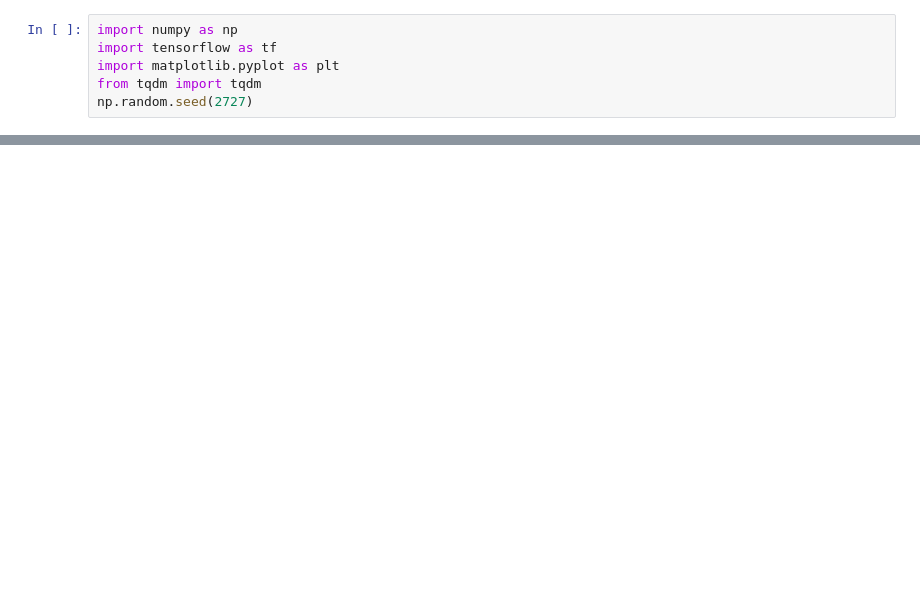
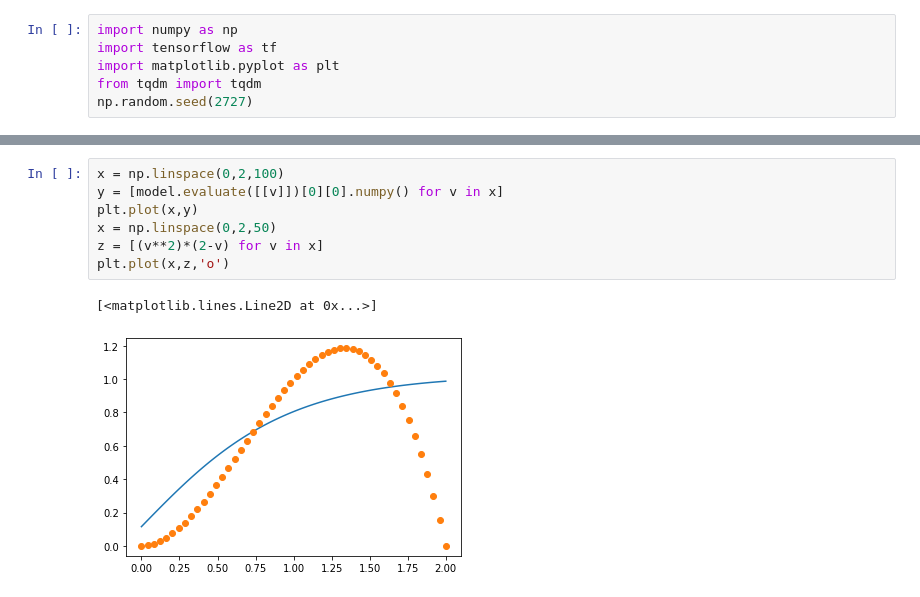
Before and after one commit to jignaciocastro8/PINNs, a Jupyter notebook: LearningTest.ipynb, the cells around one changed output, grey strips where cells are left out. Drawn from its saved outputs; the diff is of its cells as text; blank space fills up the shorter version.

```diff
--- a/LearningTest.ipynb
+++ b/LearningTest.ipynb
@@ -115 +113,11 @@ class Model(tf.Module):
+# %%
+x = np.linspace(0,2,100)
+y = [model.evaluate([[v]])[0][0].numpy() for v in x]
+plt.plot(x,y)
+x = np.linspace(0,2,50)
+z = [(v**2)*(2-v) for v in x]
+plt.plot(x,z,'o')
+# %% [output]
+[<matplotlib.lines.Line2D at 0x...>]
+[figure, added]
 # %%
```
Also changed, not shown: parts of 5 cells of this notebook, 2 other files.
